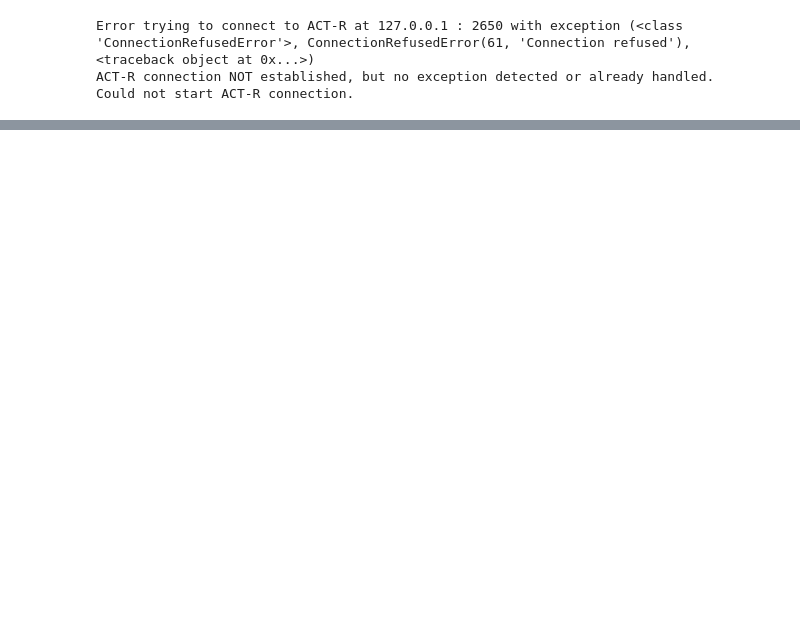
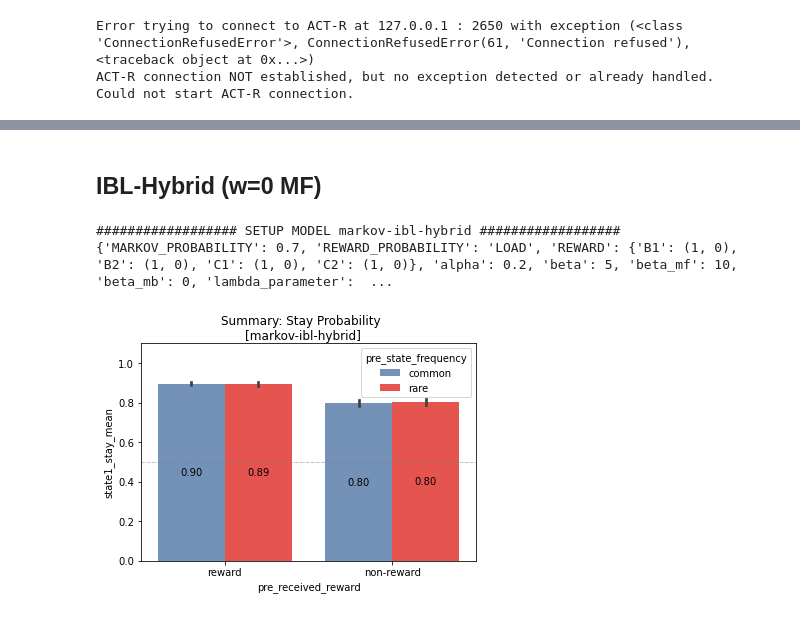
Before and after one commit to yangyuxue2333/ACTR-MarkovTask, a Jupyter notebook: analysis/test_pyactup.ipynb, the cells around one changed output, grey strips where cells are left out. Drawn from its saved outputs; the diff is of its cells as text; code cells hidden in the pictures; blank space fills up the shorter version.

```diff
--- a/analysis/test_pyactup.ipynb
+++ b/analysis/test_pyactup.ipynb
@@ -81,0 +72,14 @@ Plot.plot_response_switch(df, model_name=model_name, dep_var_suffix="_mean", bar
+# %% [markdown]
+## IBL-Hybrid (w=0 MF)
+# %%
+model_name='markov-ibl-hybrid'
+df = MarkovSimulation.run_simulations(model=model_name, e=100, verbose=True, \
+                                      **params, \
+                                      alpha=.2, beta=5, beta_mf=10, beta_mb=0, \
+                                      temperature=.2, decay=.5,
+                                      p_parameter=0, lambda_parameter=.6)
+Plot.plot_response_switch(df, model_name=model_name, dep_var_suffix="_mean", barplot=True)
+# %% [output]
+################## SETUP MODEL markov-ibl-hybrid ##################
+{'MARKOV_PROBABILITY': 0.7, 'REWARD_PROBABILITY': 'LOAD', 'REWARD': {'B1': (1, 0), 'B2': (1, 0), 'C1': (1, 0), 'C2': (1, 0)}, 'alpha': 0.2, 'beta': 5, 'beta_mf': 10, 'beta_mb': 0, 'lambda_parameter':  ...
+[figure, added]
```
Also changed, not shown: parts of 16 cells of this notebook, 3 other files.
